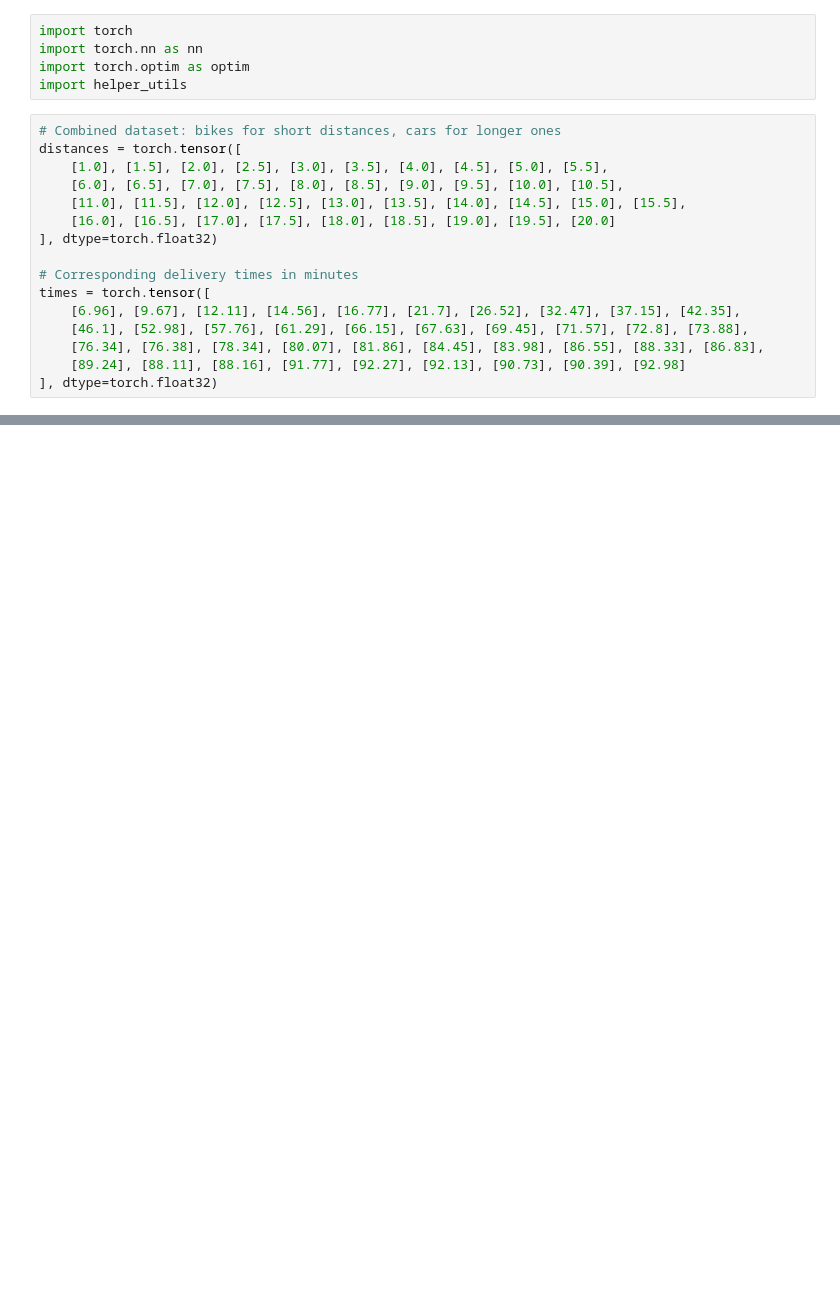
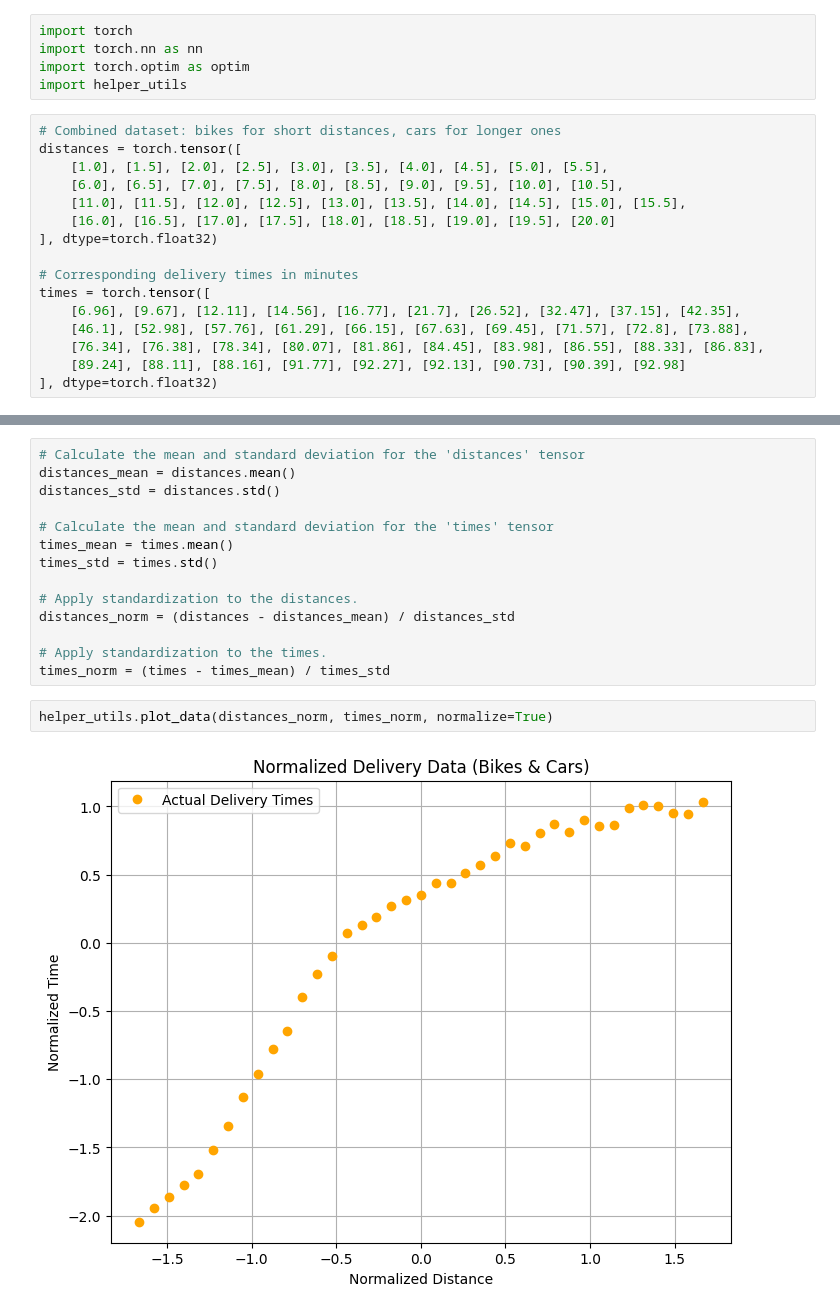
Before and after one commit to aloysathekge/machine_learning, a Jupyter notebook: pytorch/c1_m1_lab2_activations.ipynb, the cells around one changed output, grey strips where cells are left out. Cells and saved outputs as stored; diff of their text form; blank space fills up the shorter version.

```diff
--- a/pytorch/c1_m1_lab2_activations.ipynb
+++ b/pytorch/c1_m1_lab2_activations.ipynb
@@ -25,0 +26,18 @@ AttributeError: module 'helper_utils' has no attribute 'plot_data'
+# %%
+# Calculate the mean and standard deviation for the 'distances' tensor
+distances_mean = distances.mean()
+distances_std = distances.std()
+
+# Calculate the mean and standard deviation for the 'times' tensor
+times_mean = times.mean()
+times_std = times.std()
+
+# Apply standardization to the distances.
+distances_norm = (distances - distances_mean) / distances_std
+
+# Apply standardization to the times.
+times_norm = (times - times_mean) / times_std
+# %%
+helper_utils.plot_data(distances_norm, times_norm, normalize=True)
+# %% [output]
+[figure, added]
```
Also changed, not shown: parts of 7 cells of this notebook.
